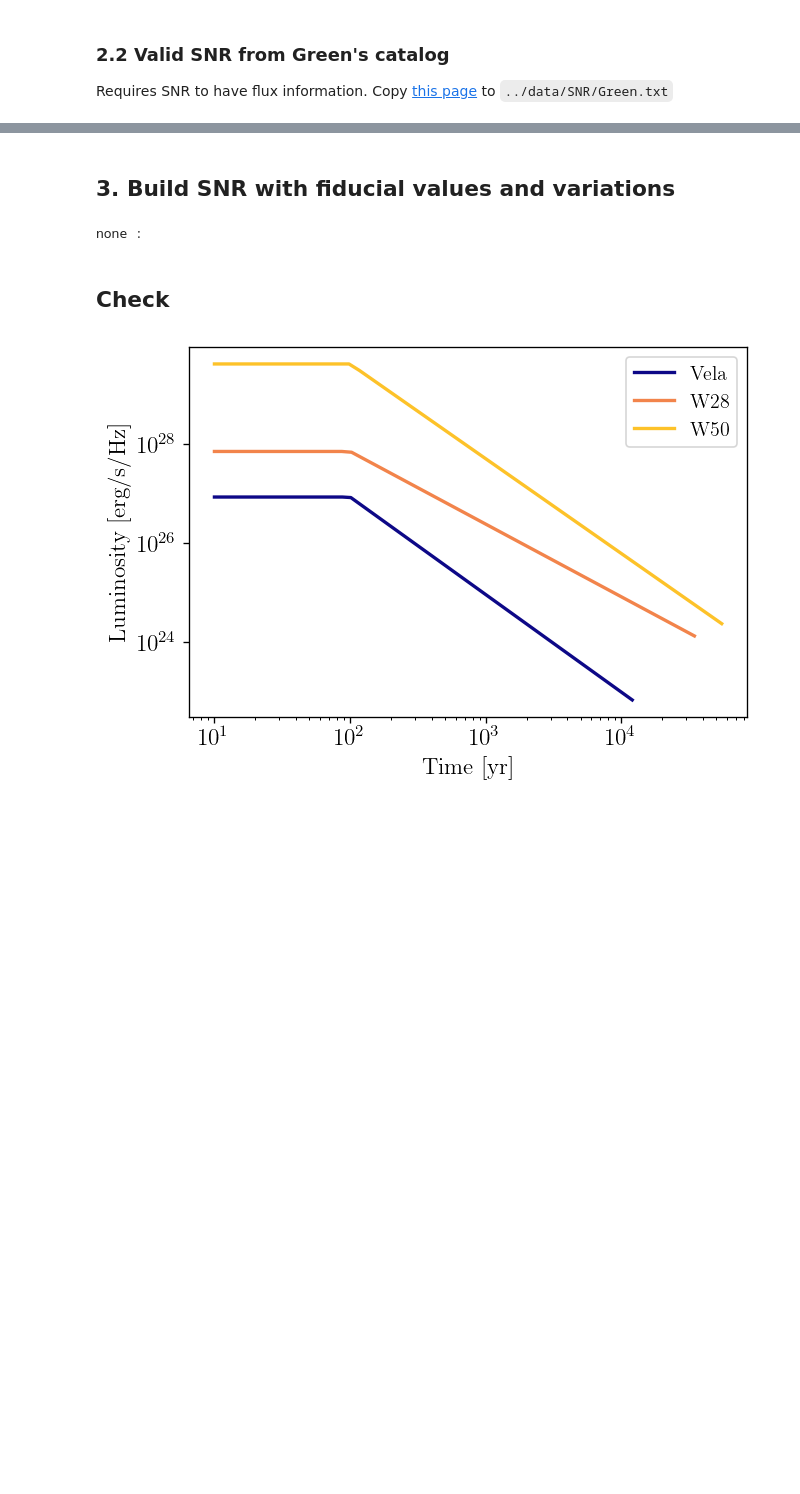
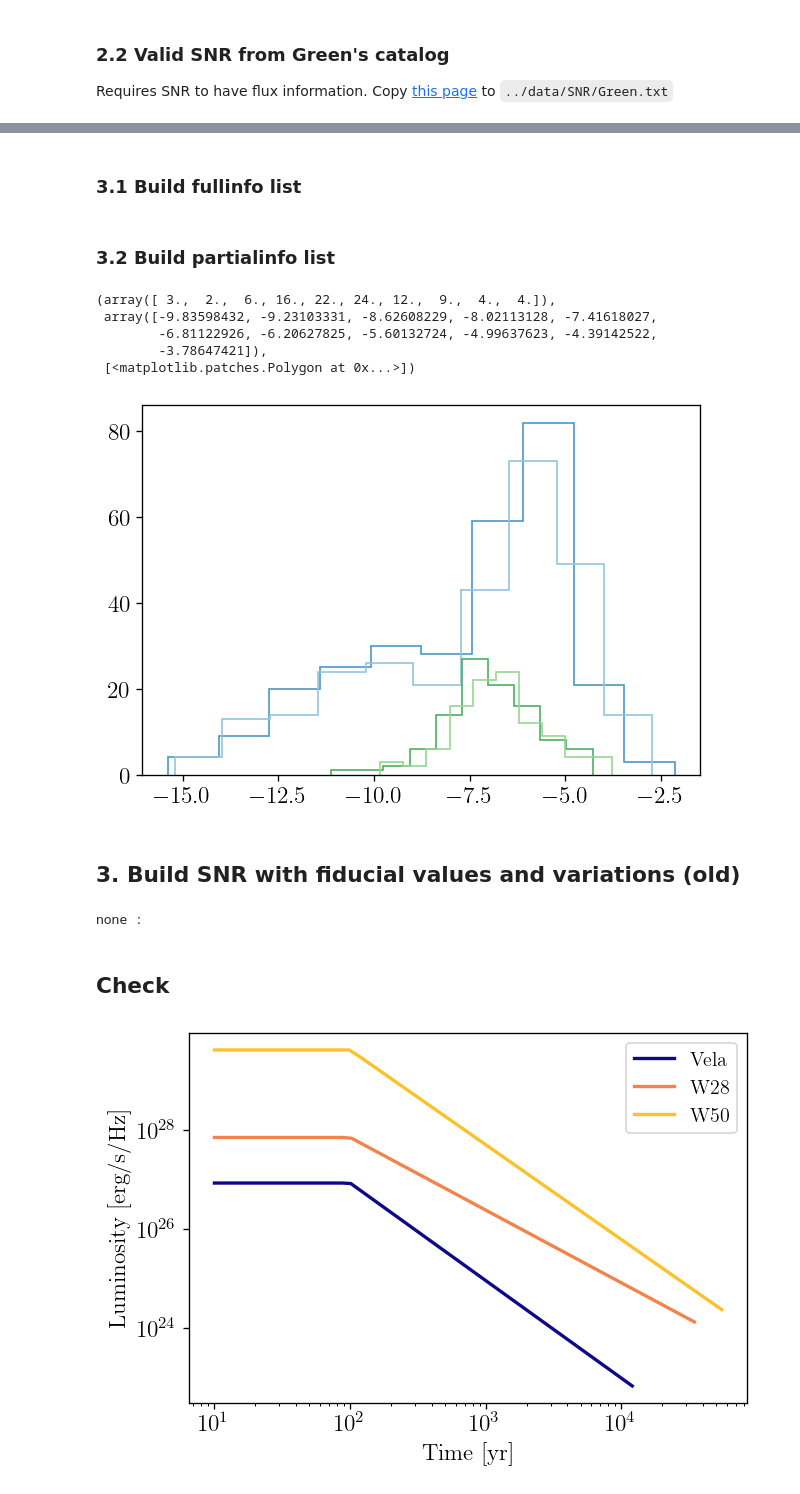
Before and after one commit to yitiansun/axion-mirror, a Jupyter notebook: notebooks/snr.ipynb, the cells around one changed output, grey strips where cells are left out. Drawn from its saved outputs; the diff is of its cells as text; code cells hidden in the pictures; blank space fills up the shorter version.

Commit message:
partialinfo snr WIP

```diff
--- a/notebooks/snr.ipynb
+++ b/notebooks/snr.ipynb
@@ -171,0 +232,2 @@ dump_snr_list(snr_valid_SG_list, "../data/SNR/prebuild_snrlist.json")
+# %%
+snr_list = load_snr_list("../outputs/snr/prebuild_snr_list.json")
@@ -171,0 +249,2 @@ dump_snr_list(snr_valid_SG_list, "../data/SNR/prebuild_snrlist.json")
+# %% [markdown]
+### 3.1 Build fullinfo list
@@ -172,5 +260,57 @@ dump_snr_list(snr_valid_SG_list, "../data/SNR/prebuild_snrlist.json")
+# %%
+# [PROBLEM] : need t_pk to infer lightcurve from present information
+for snr in tqdm(snr_list_fullinfo):
+    snr.t_pk = 50/365.25 # [yr] | use mean value for now
+    snr.build(rho_DM=rho_NFW, tiop='2', use_lightcurve=True, infer_lightcurve_from_now=True)
+dump_snr_list(snr_list_fullinfo, f"../outputs/snr/snr-fullinfo-lightcurve.json")
+# %% [markdown]
+### 3.2 Build partialinfo list
+# %%
+snr_list_partialinfo = load_snr_list("../outputs/snr/prebuild_snr_list_partialinfo.json")
+for snr in tqdm(snr_list_partialinfo):
+
+    if snr.d is None:
+        snr.d = Glbd(sample_snr_stz_G(1))[0, 2].item() # [kpc]
+
+    if snr.t_now is None:
+        snr.t_now = np.random.uniform(1e3, 1e5)
+
+    if snr.size == 0:
+        snr.size = sample_size_now(1, t_now=snr.t_now).item()
+
+    if snr.si is None or isinstance(snr.si, str):
+        snr.si = 0.5
+
+    # Snu1GHz
+    snr.t_free = 300.
+    if snr.Snu1GHz is not None:
+        infer_lightcurve_from_now = True
+        snr.t_pk = sample_t_pk(1).item()
+    else:
+        infer_lightcurve_from_now = False
+        snr.Snu1GHz_pk = sample_Snu1GHz_pk(1, d=snr.d, si=snr.si).item()
+        snr.t_pk = sample_t_pk(1).item()
+
+    snr.build(integrate_method='trapz',
+              use_lightcurve=True, infer_lightcurve_from_now=infer_lightcurve_from_now)
+# %%
+plt.hist(np.log10([snr.Sgnu(1000) for snr in snr_list_partialinfo]),
+         histtype='step', color=cms['Blues'](0.6))
+plt.hist(np.log10([snr.Sfgnu(1000) for snr in snr_list_partialinfo]),
+         histtype='step', color=cms['Blues'](0.4))
+plt.hist(np.log10([snr.Sgnu(1000) for snr in snr_list_fullinfo]),
+         histtype='step', color=cms['Greens'](0.6))
+plt.hist(np.log10([snr.Sfgnu(1000) for snr in snr_list_fullinfo]),
+         histtype='step', color=cms['Greens'](0.4))
+# %% [output]
+(array([ 3.,  2.,  6., 16., 22., 24., 12.,  9.,  4.,  4.]),
+ array([-9.83598432, -9.23103331, -8.62608229, -8.02113128, -7.41618027,
+        -6.81122926, -6.20627825, -5.60132724, -4.99637623, -4.39142522,
+        -3.78647421]),
+ [<matplotlib.patches.Polygon at 0x...>])
+[figure, added]
 # %% [markdown]
-## 3. Build SNR with fiducial values and variations
+## 3. Build SNR with fiducial values and variations (old)
 # %%
 variation_flags = ['none', 'tiop1', 'tMFA_p', 'tMFA_m', 'd_p', 'd_m', 'age_p', 'age_m']
 # %%
```
Also changed, not shown: parts of 21 cells of this notebook, 23 other files.
